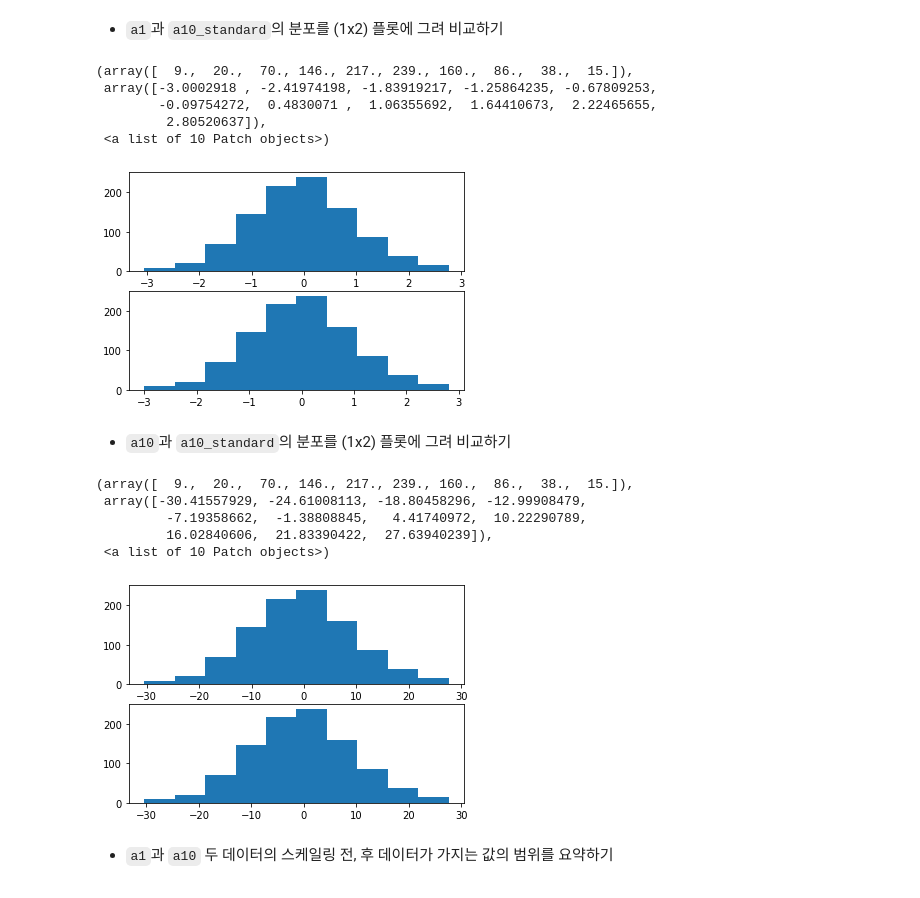
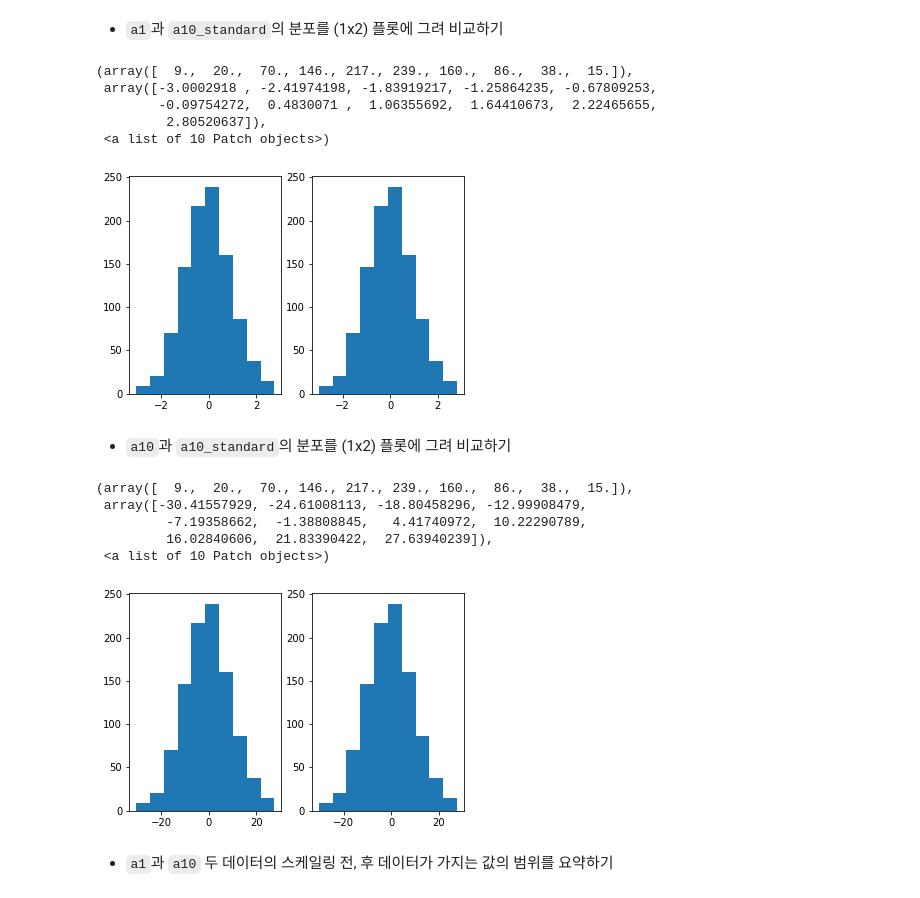
Before and after one commit to pthkbs123/SkillTreePython-DataAnalysis, a Jupyter notebook: 03.통계기반데이터분석/ch03_05_기초통계_산포통계량.ipynb, the cells around one changed output. Saved outputs shown, nothing was run; the diff lists cells and outputs as text; code cells hidden in the pictures.

```diff
--- a/03.통계기반데이터분석/ch03_05_기초통계_산포통계량.ipynb
+++ b/03.통계기반데이터분석/ch03_05_기초통계_산포통계량.ipynb
@@ -247,9 +242,9 @@ a10_standard = standard(a10)
 # %% [markdown]
 * `a1`과 `a10_standard`의 분포를 (1x2) 플롯에 그려 비교하기
 # %%
-plt.subplot(211)
+plt.subplot(121)
 plt.hist(a1)
-plt.subplot(212)
+plt.subplot(122)
 plt.hist(a1_standard)
 # %% [output]
 (array([  9.,  20.,  70., 146., 217., 239., 160.,  86.,  38.,  15.]),
@@ -257,21 +252,21 @@ plt.hist(a1_standard)
         -0.09754272,  0.4830071 ,  1.06355692,  1.64410673,  2.22465655,
          2.80520637]),
  <a list of 10 Patch objects>)
-[figure, old version]
+[figure, new version]
 # %% [markdown]
 * `a10`과 `a10_standard`의 분포를 (1x2) 플롯에 그려 비교하기
 # %%
-plt.subplot(211)
+plt.subplot(121)
 plt.hist(a10)
-plt.subplot(212)
+plt.subplot(122)
 plt.hist(a10_standard)
 # %% [output]
 (array([  9.,  20.,  70., 146., 217., 239., 160.,  86.,  38.,  15.]),
  array([-30.41557929, -24.61008113, -18.80458296, -12.99908479,
          -7.19358662,  -1.38808845,   4.41740972,  10.22290789,
          16.02840606,  21.83390422,  27.63940239]),
  <a list of 10 Patch objects>)
-[figure, old version]
+[figure, new version]
 # %% [markdown]
 * `a1`과 `a10` 두 데이터의 스케일링 전, 후 데이터가 가지는 값의 범위를 요약하기
 # %%
```
Also changed, not shown: parts of 4 cells of this notebook.
